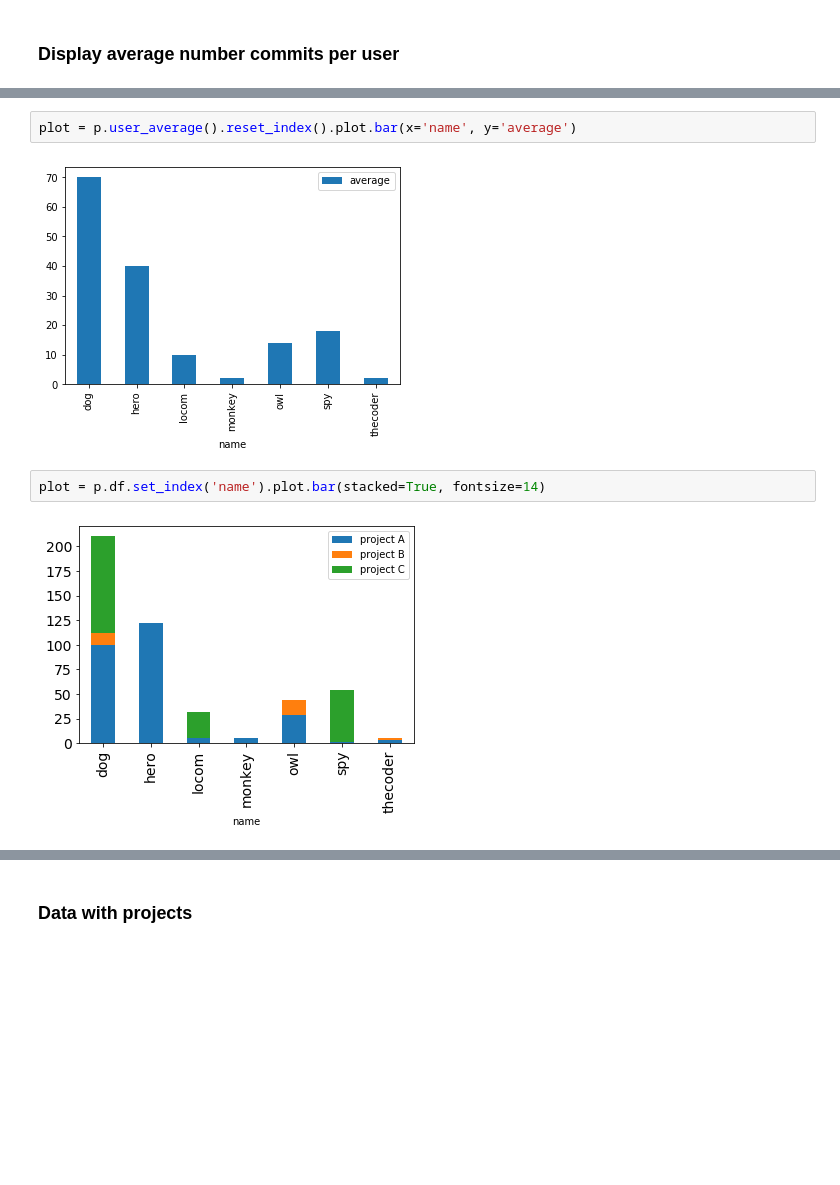
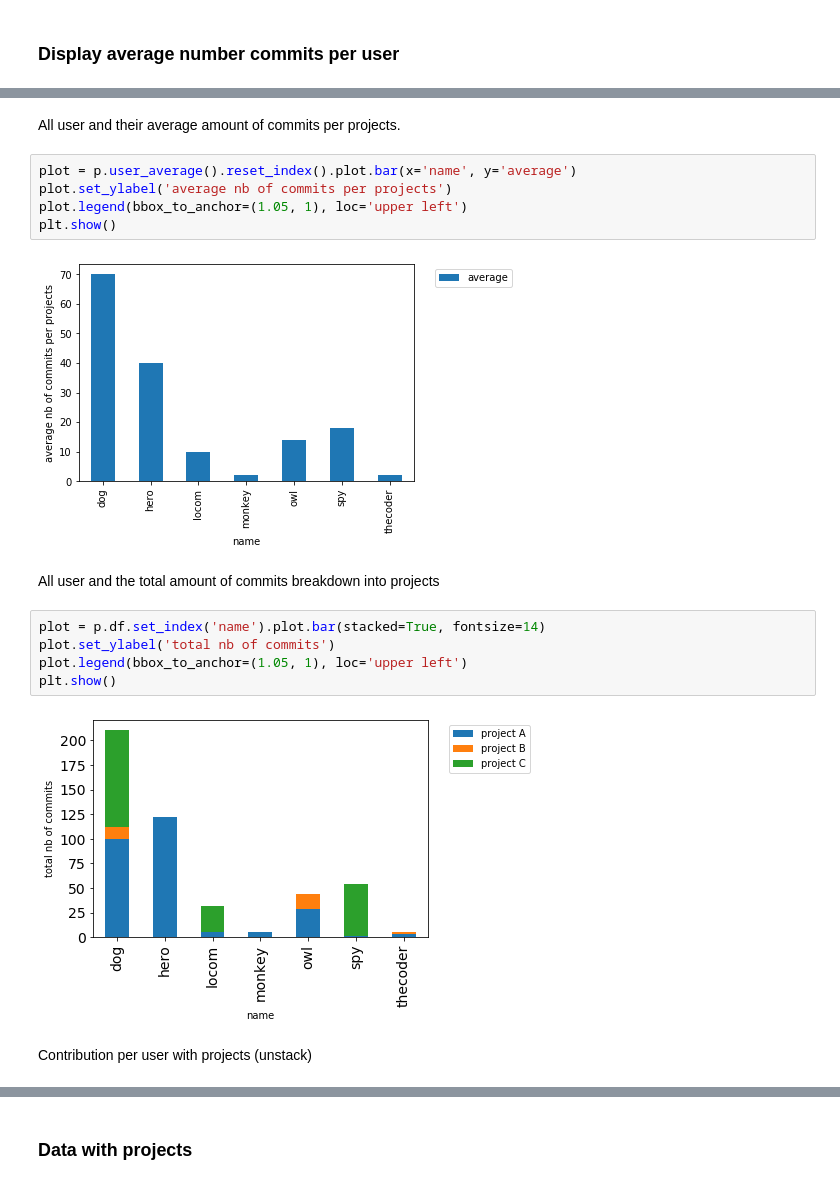
Before and after one commit to sylhare/git-processor, a Jupyter notebook: docs/Git Processor Demo.ipynb, the cells around one changed output, grey strips where cells are left out. Cells and saved outputs as stored; diff of their text form; blank space fills up the shorter version.

```diff
--- a/docs/Git Processor Demo.ipynb
+++ b/docs/Git Processor Demo.ipynb
@@ -79,8 +104,20 @@ plot = p.user_percentage_project("project C").plot.pie(y='total %', figsize=(5,
+# %% [markdown]
+All user and their average amount of commits per projects.
 # %%
 plot = p.user_average().reset_index().plot.bar(x='name', y='average')
+plot.set_ylabel('average nb of commits per projects')
+plot.legend(bbox_to_anchor=(1.05, 1), loc='upper left')
+plt.show()
 # %% [output]
-[figure, old version]
+[figure, new version]
+# %% [markdown]
+All user and the total amount of commits breakdown into projects
 # %%
 plot = p.df.set_index('name').plot.bar(stacked=True, fontsize=14)
+plot.set_ylabel('total nb of commits')
+plot.legend(bbox_to_anchor=(1.05, 1), loc='upper left')
+plt.show()
 # %% [output]
-[figure, old version]
+[figure, new version]
+# %% [markdown]
+Contribution per user with projects (unstack)
```
Also changed, not shown: parts of 22 cells of this notebook, 1 other file.
